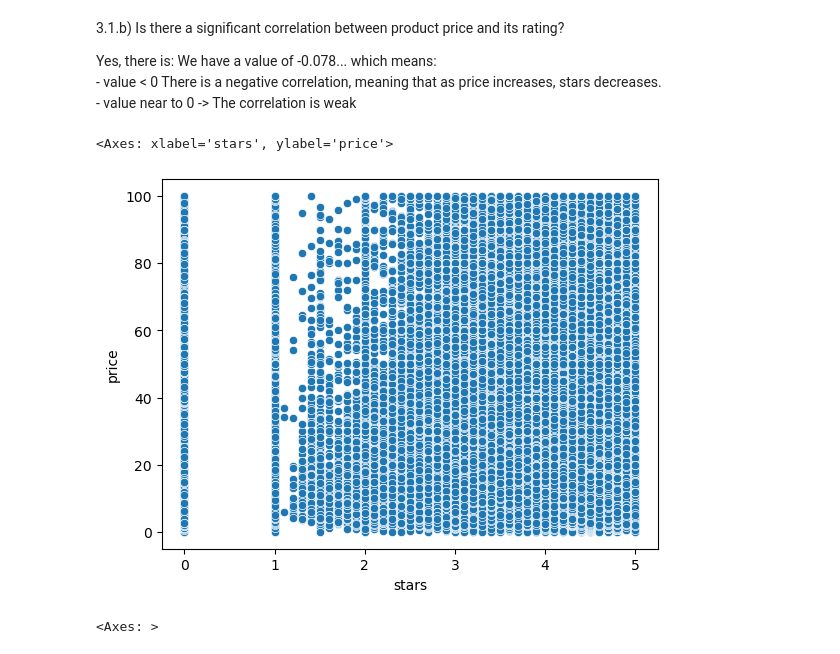
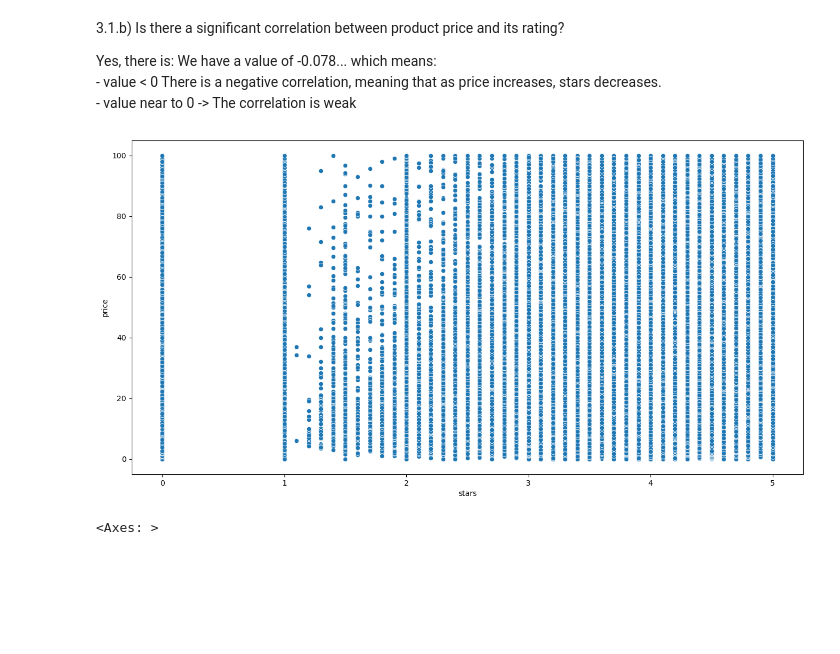
Before and after one commit to ivanalonsom/lab-eda-bivariate, a Jupyter notebook: main.ipynb, the cells around one changed output. Saved outputs shown, nothing was run; the diff lists cells and outputs as text; code cells hidden in the pictures; blank space fills up the shorter version.

```diff
--- a/main.ipynb
+++ b/main.ipynb
@@ -201,14 +194,14 @@ Yes, there is: We have a value of -0.078... which means:
 # %%
 # 3.2.a) Use a scatter plot to visualize the relationship between product rating and price. What patterns can you observe?
 
-sns.scatterplot(data=df_amazon, x='stars', y='price')
+plt.figure(figsize=(16,8))
+sns.scatterplot(data=df_amazon, x='stars', y='price');
 
 
 # There are not only one rate values are between 0 and 1
-# There is a clustering around 3 stars, indicating that a significant number of products have a rating of 3 stars, regardless of their price.
+# Products above ~40 $ have more prob of being rated with more stars
 # %% [output]
-<Axes: xlabel='stars', ylabel='price'>
-[figure, old version]
+[figure, new version]
 # %%
 # 3.2.b) Use a correlation heatmap to visualize correlations between all numerical variables.
 
```
Also changed, not shown: parts of 4 cells of this notebook.
